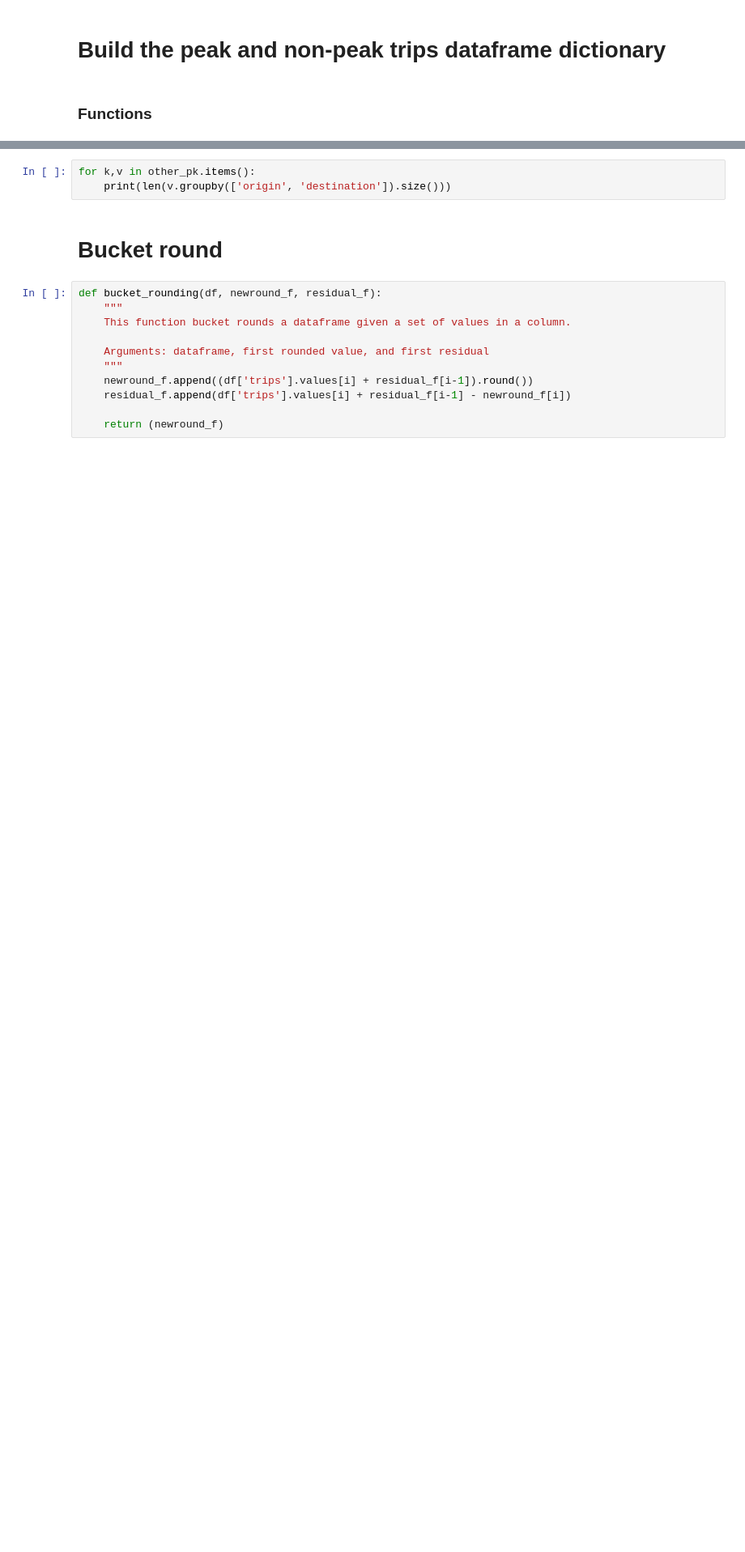
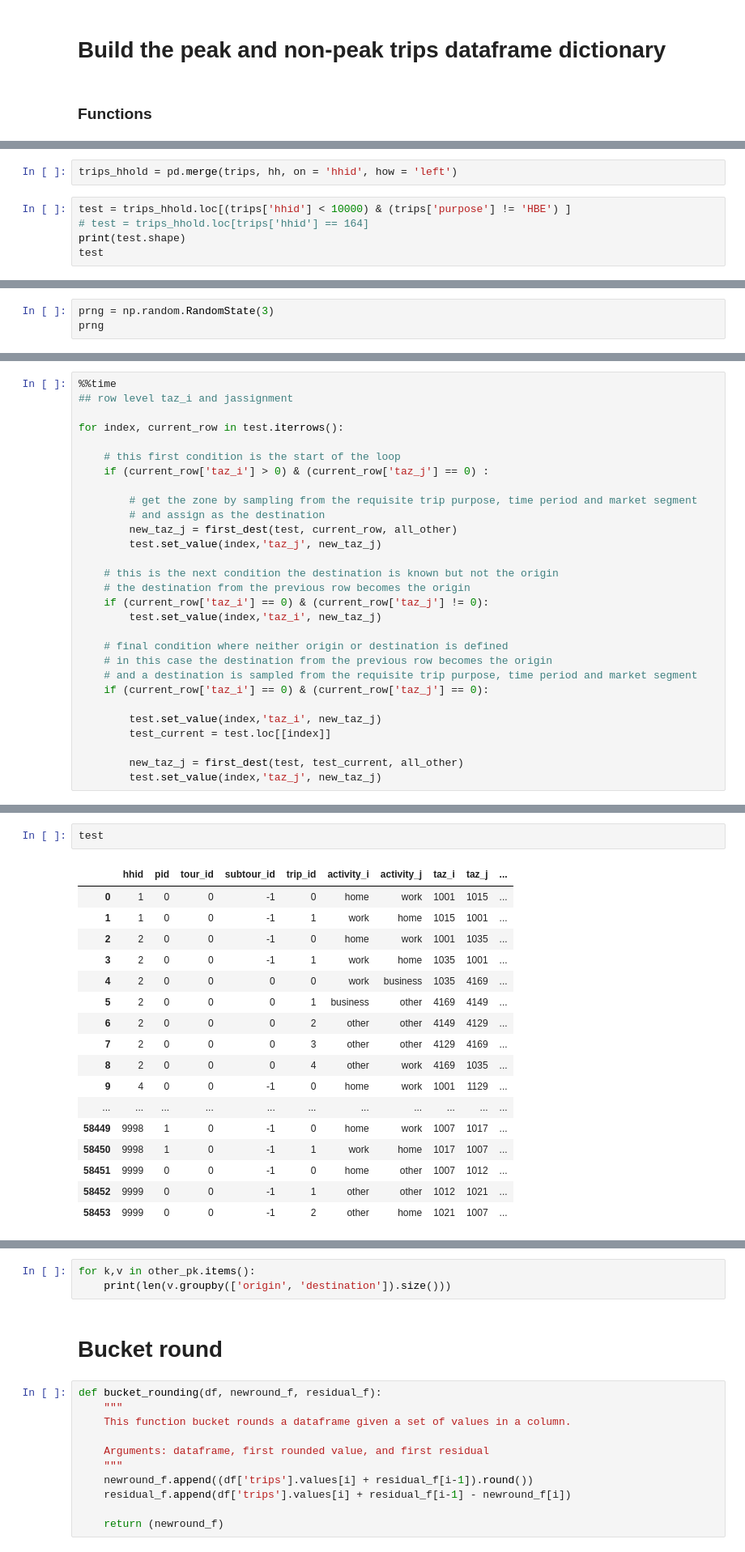
Before and after one commit to DuggalM/R-Codes, a Jupyter notebook: Trips_HHold_Wrapper_V4.ipynb, the cells around one changed output, grey strips where cells are left out. Shown: that part at 81% size. Cells and saved outputs as stored; diff of their text form; blank space fills up the shorter version.

```diff
--- a/Trips_HHold_Wrapper_V4.ipynb
+++ b/Trips_HHold_Wrapper_V4.ipynb
@@ -210,0 +402,7 @@ trips_peak_all_modes_wbo_suff_low
+# %%
+trips_hhold = pd.merge(trips, hh, on = 'hhid', how = 'left')
+# %%
+test = trips_hhold.loc[(trips['hhid'] < 10000) & (trips['purpose'] != 'HBE') ]
+# test = trips_hhold.loc[trips['hhid'] == 164]
+print(test.shape)
+test
@@ -210,0 +411,3 @@ trips_peak_all_modes_wbo_suff_low
+# %%
+prng = np.random.RandomState(3)
+prng
@@ -210,0 +474,29 @@ trips_peak_all_modes_wbo_suff_low
+# %%
+%%time
+## row level taz_i and jassignment
+
+for index, current_row in test.iterrows():
+
+    # this first condition is the start of the loop
+    if (current_row['taz_i'] > 0) & (current_row['taz_j'] == 0) :
+
+        # get the zone by sampling from the requisite trip purpose, time period and market segment
+        # and assign as the destination
+        new_taz_j = first_dest(test, current_row, all_other)
+        test.set_value(index,'taz_j', new_taz_j)
+
+    # this is the next condition the destination is known but not the origin
+    # the destination from the previous row becomes the origin
+    if (current_row['taz_i'] == 0) & (current_row['taz_j'] != 0):
+        test.set_value(index,'taz_i', new_taz_j)
+
+    # final condition where neither origin or destination is defined
+    # in this case the destination from the previous row becomes the origin
+    # and a destination is sampled from the requisite trip purpose, time period and market segment
+    if (current_row['taz_i'] == 0) & (current_row['taz_j'] == 0):
+
+        test.set_value(index,'taz_i', new_taz_j)
+        test_current = test.loc[[index]]
+
+        new_taz_j = first_dest(test, test_current, all_other)
+        test.set_value(index,'taz_j', new_taz_j)
@@ -210,0 +505,20 @@ trips_peak_all_modes_wbo_suff_low
+# %%
+test
+# %% [output]
+|  | hhid | pid | tour_id | subtour_id | trip_id | activity_i | activity_j | taz_i | taz_j | ... |
+| 0 | 1 | 0 | 0 | -1 | 0 | home | work | 1001 | 1015 | ... |
+| 1 | 1 | 0 | 0 | -1 | 1 | work | home | 1015 | 1001 | ... |
+| 2 | 2 | 0 | 0 | -1 | 0 | home | work | 1001 | 1035 | ... |
+| 3 | 2 | 0 | 0 | -1 | 1 | work | home | 1035 | 1001 | ... |
+| 4 | 2 | 0 | 0 | 0 | 0 | work | business | 1035 | 4169 | ... |
+| 5 | 2 | 0 | 0 | 0 | 1 | business | other | 4169 | 4149 | ... |
+| 6 | 2 | 0 | 0 | 0 | 2 | other | other | 4149 | 4129 | ... |
+| 7 | 2 | 0 | 0 | 0 | 3 | other | other | 4129 | 4169 | ... |
+| 8 | 2 | 0 | 0 | 0 | 4 | other | work | 4169 | 1035 | ... |
+| 9 | 4 | 0 | 0 | -1 | 0 | home | work | 1001 | 1129 | ... |
+| ... | ... | ... | ... | ... | ... | ... | ... | ... | ... | ... |
+| 58449 | 9998 | 1 | 0 | -1 | 0 | home | work | 1007 | 1017 | ... |
+| 58450 | 9998 | 1 | 0 | -1 | 1 | work | home | 1017 | 1007 | ... |
+| 58451 | 9999 | 0 | 0 | -1 | 0 | home | other | 1007 | 1012 | ... |
+| 58452 | 9999 | 0 | 0 | -1 | 1 | other | other | 1012 | 1021 | ... |
+| 58453 | 9999 | 0 | 0 | -1 | 2 | other | home | 1021 | 1007 | ... |
```
Also changed, not shown: parts of 50 cells of this notebook, 5 other files.
